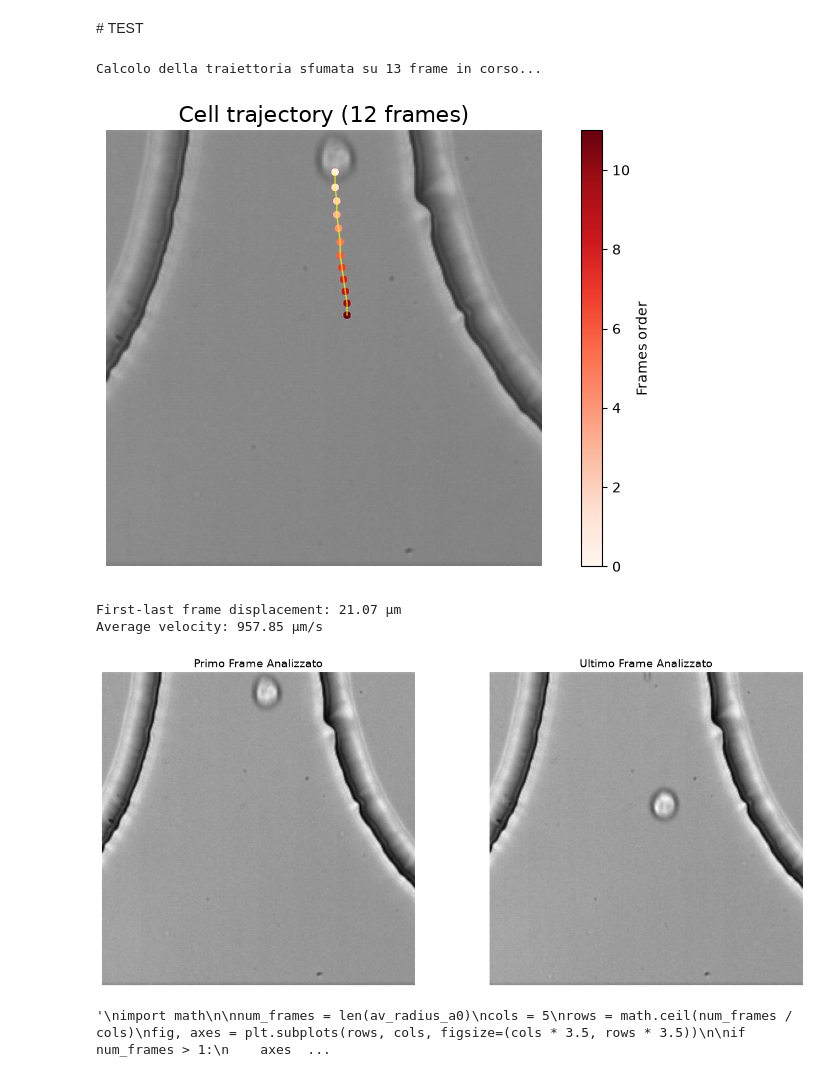
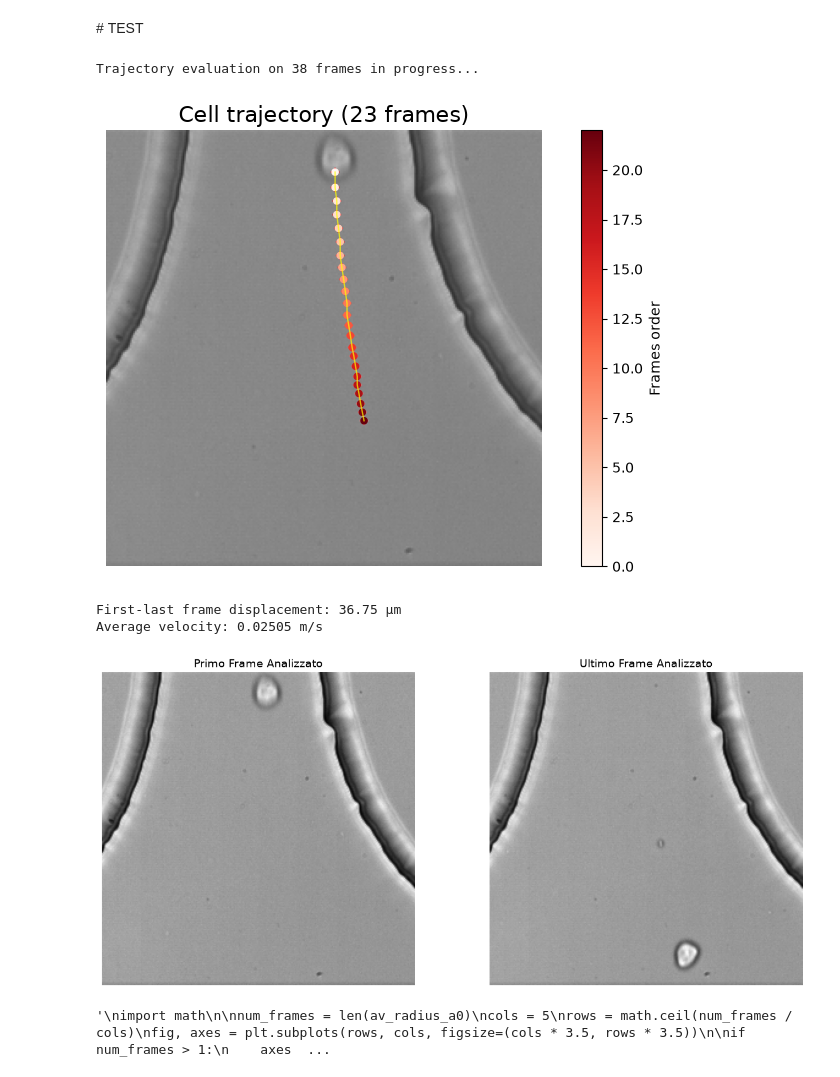
Before and after one commit to AsiLuca/Rheoflu_scripts, a Jupyter notebook: Fourier_decomp/multiframe/Fourier_multiframe_sequence_cells.ipynb, the cells around one changed output. Saved outputs shown, nothing was run; the diff lists cells and outputs as text; code cells hidden in the pictures.

Commit message:
FINITO DI CALCOLARE GRAFICI E ORDINI DI GRANDEZZA SU CELLULE PER MATTEO

```diff
--- a/Fourier_decomp/multiframe/Fourier_multiframe_sequence_cells.ipynb
+++ b/Fourier_decomp/multiframe/Fourier_multiframe_sequence_cells.ipynb
@@ -29,11 +29,11 @@ os.makedirs(output_folder, exist_ok=True)
 
 #image_path = '/Volumes/Elements/Rheoflu/Luca/20250918_cellTHP1Paolo_test1/20250918_CellTHP1_100w_60h_08muls_chirp/constriction7/cell0000002.tif'
 first_frame = 497
-last_frame = 510
+last_frame = 535
 step = 1
 
 pixel_size_um = .25
-frame_rate = 500
+frame_rate = 15000
 
 #Template informations
 #image_path_referenceframe = '/Volumes/Elements/Rheoflu/Luca/20250918_cellTHP1Paolo_test1/20250918_CellTHP1_100w_60h_08muls_chirp/constriction7/constriction7011809.tif'
@@ -305,7 +309,7 @@ h, w = template.shape[:2]
 threshold = 0.8
 N_frames = len(selected_frames)
 
-print(f"Calcolo della traiettoria sfumata su {N_frames} frame in corso...")
+print(f"Trajectory evaluation on {N_frames} frames in progress...")
 
 # 2. Cicla con 'enumerate' per sapere l'indice (idx) di ogni frame
 trajectory_points = []
@@ -345,40 +349,40 @@ for idx, img_path in enumerate(selected_frames):
 # 3. Plot finale
 if not trajectory_points:
     raise ValueError("No valid cell centers detected.")
 
 xs, ys = np.array(trajectory_points).T
 
 fig, ax = plt.subplots(figsize=(8, 5))
 ax.imshow(img_traj)
 ax.plot(xs, ys, color="yellow", alpha=0.7, linewidth=1)
 points = ax.scatter(xs, ys, c=np.arange(len(xs)), cmap="Reds", s=20)
 fig.colorbar(points, ax=ax, label="Frames order")
 
 ax.set_title(f"Cell trajectory ({len(xs)} frames)", fontsize=16)
 ax.axis("off")
 plt.tight_layout()
 plt.show()
 
 if len(trajectory_points) < 2:
-    raise ValueError("Servono almeno due rilevamenti validi per calcolare la velocità.")
+    raise ValueError("Two or more valid cell centers are required to calculate velocity.")
 
 x0, y0 = trajectory_points[0]
 x1, y1 = trajectory_points[-1]
 
 distance_px = np.hypot(x1 - x0, y1 - y0)
 elapsed_time_s = (
     trajectory_frame_indices[-1] - trajectory_frame_indices[0]
 ) / frame_rate
 
-average_velocity_um_s = distance_px * pixel_size_um / elapsed_time_s
+average_velocity_m_s = (distance_px * pixel_size_um) / (elapsed_time_s * 1e6)  # Convert to m/s
 
 print(f"First-last frame displacement: {distance_px* pixel_size_um :.2f} μm")
-print(f"Average velocity: {average_velocity_um_s:.2f} μm/s")
+print(f"Average velocity: {average_velocity_m_s:.5f} m/s")
 # %% [output]
-Calcolo della traiettoria sfumata su 13 frame in corso...
+Trajectory evaluation on 38 frames in progress...
-[figure, old version]
+[figure, new version]
-First-last frame displacement: 21.07 μm
-Average velocity: 957.85 μm/s
+First-last frame displacement: 36.75 μm
+Average velocity: 0.02505 m/s
 # %%
 # ----------------------------------------------------
 # VISUALIZZAZIONE PRIMO E ULTIMO FRAME
@@ -405,7 +409,7 @@ ax2.axis("off")
 plt.tight_layout()
 plt.show()
 # %% [output]
-[figure, old version]
+[figure, new version]
 # %%
 # ----------------------------------------------------
 # BAR PLOTS FOR A2 AND A3 (ALL FRAMES)
```
Also changed, not shown: parts of 7 cells of this notebook, 2 other files.
